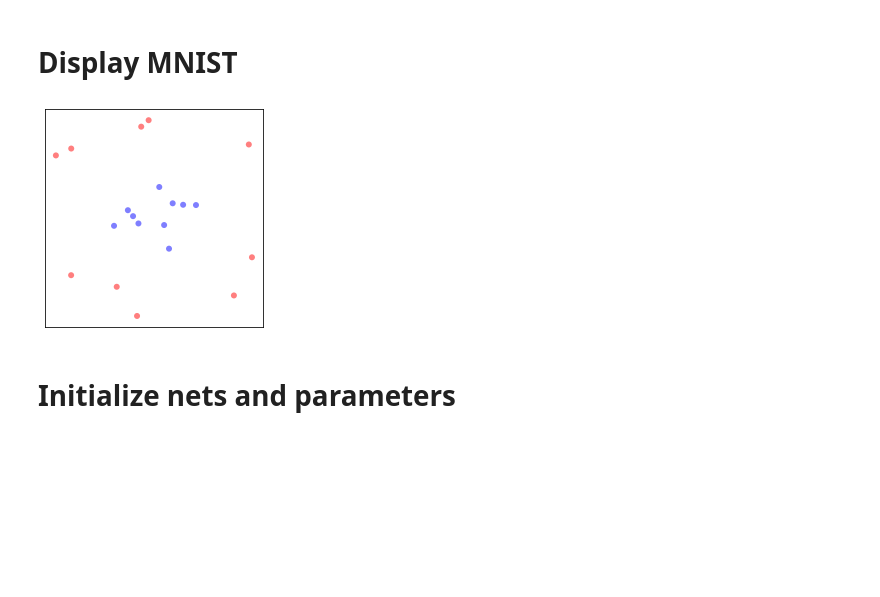
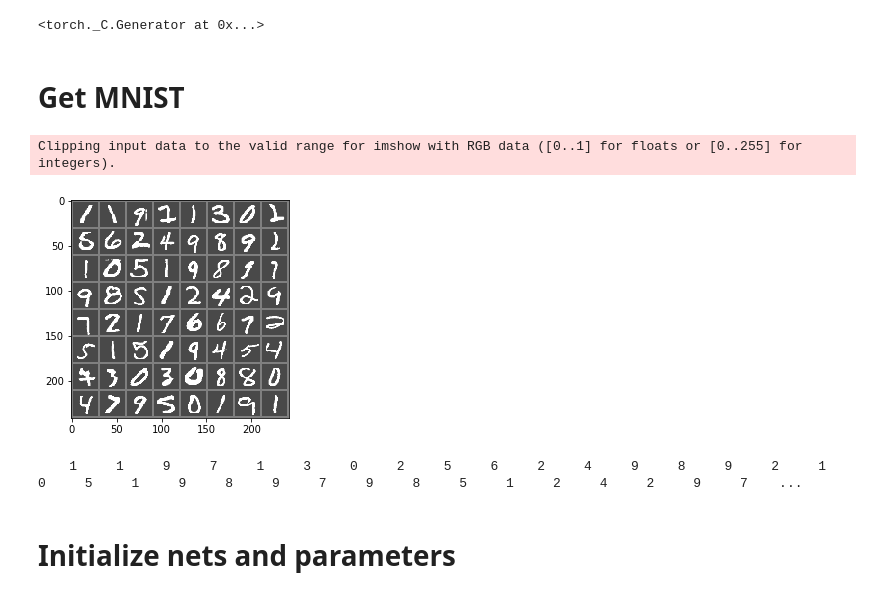
Before and after one commit to daniellengyel/shallow_minima, a Jupyter notebook: flat_input/MNIST.ipynb, the cells around one changed output. Cells and saved outputs as stored; diff of their text form; code cells hidden in the pictures; blank space fills up the shorter version.

```diff
--- a/flat_input/MNIST.ipynb
+++ b/flat_input/MNIST.ipynb
@@ -11,3 +15,10 @@ from utils import *
+# %%
+
+def imshow(img):
+    img = img / 2 + 0.5     # unnormalize
+    npimg = img.numpy()
+    plt.imshow(np.transpose(npimg, (1, 2, 0)))
+    plt.show()
 # %%
 ########################################################################
 # 2. Define a Convolutional Neural Network
@@ -34,23 +50,15 @@ class Net(nn.Module):
+# %%
+n_epochs = 3
+batch_size_train = 64
+batch_size_test = 1000
+learning_rate = 0.01
+momentum = 0.5
+log_interval = 10
+
+random_seed = 1
+torch.backends.cudnn.enabled = False
+torch.manual_seed(random_seed)
+# %% [output]
+<torch._C.Generator at 0x...>
 # %% [markdown]
-# Display MNIST
+# Get MNIST
-# %%
-
-from experiments.dataloaders import ConcentricSphere
-from torch.utils.data import DataLoader
-from viz.plots import single_feature_plt
-
-# Create training data in 2D, consisting of a concentric disk and an annulus
-data_dim = 2
-data_concentric = ConcentricSphere(data_dim, inner_range=(0., .5), outer_range=(1., 1.5),
-                                   num_points_inner=10, num_points_outer=10)
-dataloader = DataLoader(data_concentric, batch_size=2, shuffle=True)
-
-# Visualize a batch of data (use a large batch size for visualization)
-dataloader_viz = DataLoader(data_concentric, batch_size=100, shuffle=True)
-for inputs, targets in dataloader_viz:
-    break
-
-
-single_feature_plt(inputs, targets)
-# %% [output]
-[figure, removed]
@@ -56,0 +83,13 @@ single_feature_plt(inputs, targets)
+# %%
+# get some random training images
+# dataiter = iter(train_loader)
+# images, labels = dataiter.next()
+
+# show images
+imshow(torchvision.utils.make_grid(images))
+# print labels
+print(' '.join('%5s' % int(labels[j]) for j in range(64)))
+# %% [output]
+Clipping input data to the valid range for imshow with RGB data ([0..1] for floats or [0..255] for integers).
+[figure, added]
+    1     1     9     7     1     3     0     2     5     6     2     4     9     8     9     2     1     0     5     1     9     8     9     7     9     8     5     1     2     4     2     9     7    ...
```
Also changed, not shown: parts of 20 cells of this notebook.
